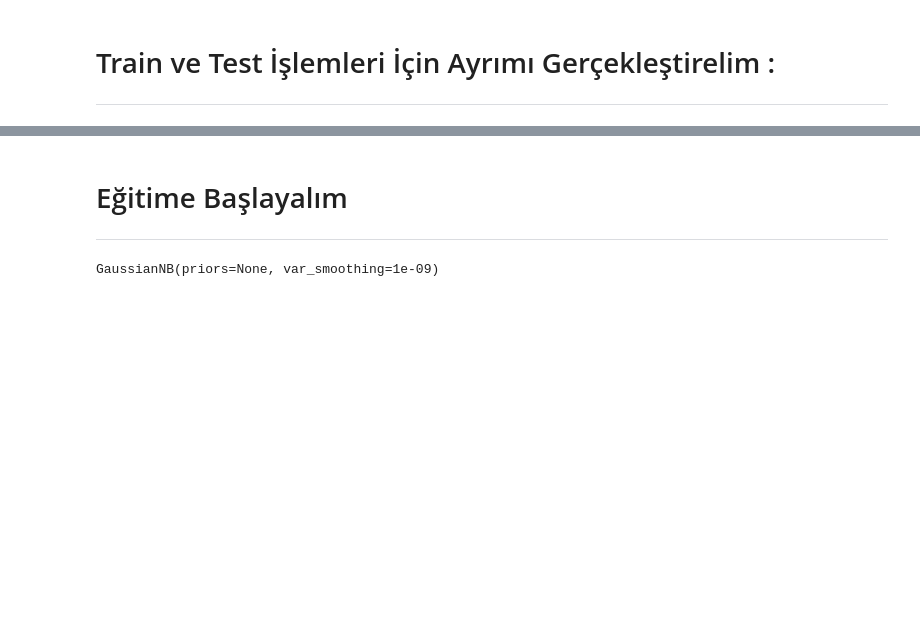
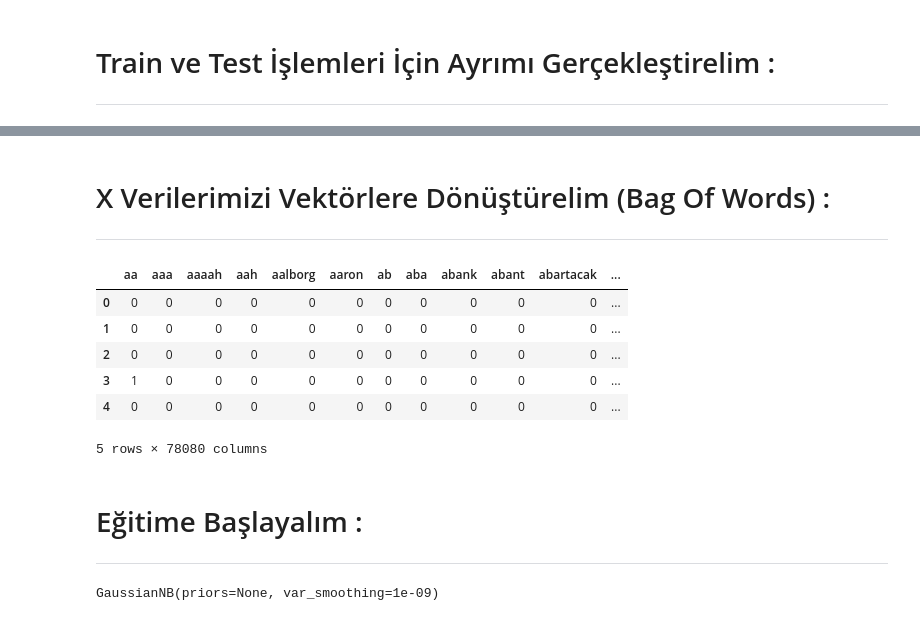
Before and after one commit to onur-kantar/Naive-Bayes, a Jupyter notebook: NB.ipynb, the cells around one changed output, grey strips where cells are left out. Saved outputs shown, nothing was run; the diff lists cells and outputs as text; code cells hidden in the pictures; blank space fills up the shorter version.

```diff
--- a/NB.ipynb
+++ b/NB.ipynb
@@ -109,8 +92,14 @@ stop_word_list
 # %%
 def preprocess_text(sen):
 
+    # URL Silme İşlemi
+    sentence = re.sub(r'http\S+', '', str(sen))
+
+    # E-Mail Adresi Silme İşlemi
+    sentence = re.sub('\S+@\S+', '', str(sentence))
+
     # Sayıları Silme İşlemi
-    sentence = re.sub('[\d\s]', ' ', str(sen))
+    sentence = re.sub('[\d\s]', ' ', str(sentence))
 
     # Noktalama İşaretlerini Silme İşlemi
     sentence = re.sub('[^\w\s]', ' ', str(sentence))
@@ -217,2 +191,6 @@ x Test : (1200, 88163)
 y Train : (4800,)
 y Test : (1200,)
+# %% [markdown]
+# X Verilerimizi Vektörlere Dönüştürelim (Bag Of Words) :
+
+---
@@ -219,5 +201,18 @@ y Test : (1200,)
+# %%
+features = vectorizer.get_feature_names()
+BoW_Matrix = x_train.toarray()
+BoW_df = pd.DataFrame(BoW_Matrix, columns = features)
+BoW_df.head()
+# %% [output]
+|  | aa | aaa | aaaah | aah | aalborg | aaron | ab | aba | abank | abant | abartacak | ... |
+| 0 | 0 | 0 | 0 | 0 | 0 | 0 | 0 | 0 | 0 | 0 | 0 | ... |
+| 1 | 0 | 0 | 0 | 0 | 0 | 0 | 0 | 0 | 0 | 0 | 0 | ... |
+| 2 | 0 | 0 | 0 | 0 | 0 | 0 | 0 | 0 | 0 | 0 | 0 | ... |
+| 3 | 1 | 0 | 0 | 0 | 0 | 0 | 0 | 0 | 0 | 0 | 0 | ... |
+| 4 | 0 | 0 | 0 | 0 | 0 | 0 | 0 | 0 | 0 | 0 | 0 | ... |
+5 rows × 78080 columns
 # %% [markdown]
-# Eğitime Başlayalım
+# Eğitime Başlayalım :
 
 ---
 # %%
```
Also changed, not shown: parts of 24 cells of this notebook.
